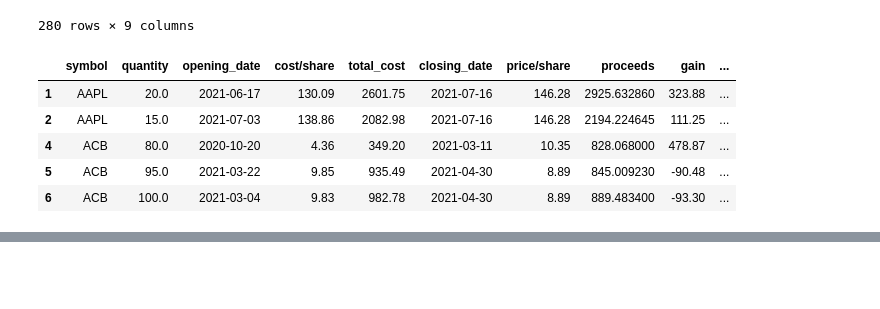
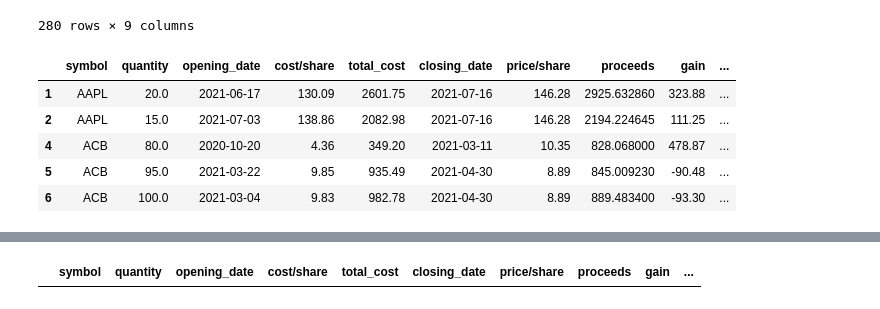
Before and after one commit to dancassin/etrade_analysis_dashboard, a Jupyter notebook: etrade_tax_lot_stats.ipynb, the cells around one changed output, grey strips where cells are left out. Saved outputs shown, nothing was run; the diff lists cells and outputs as text; code cells hidden in the pictures; blank space fills up the shorter version.

```diff
--- a/etrade_tax_lot_stats.ipynb
+++ b/etrade_tax_lot_stats.ipynb
@@ -133,0 +196,4 @@ print(f'Reward/Risk {risk_reward}')
+# %%
+less_than_100_pct[less_than_100_pct.category.isnull()]
+# %% [output]
+|  | symbol | quantity | opening_date | cost/share | total_cost | closing_date | price/share | proceeds | gain | ... |
```
Also changed, not shown: parts of 22 cells of this notebook, 3 other files.
